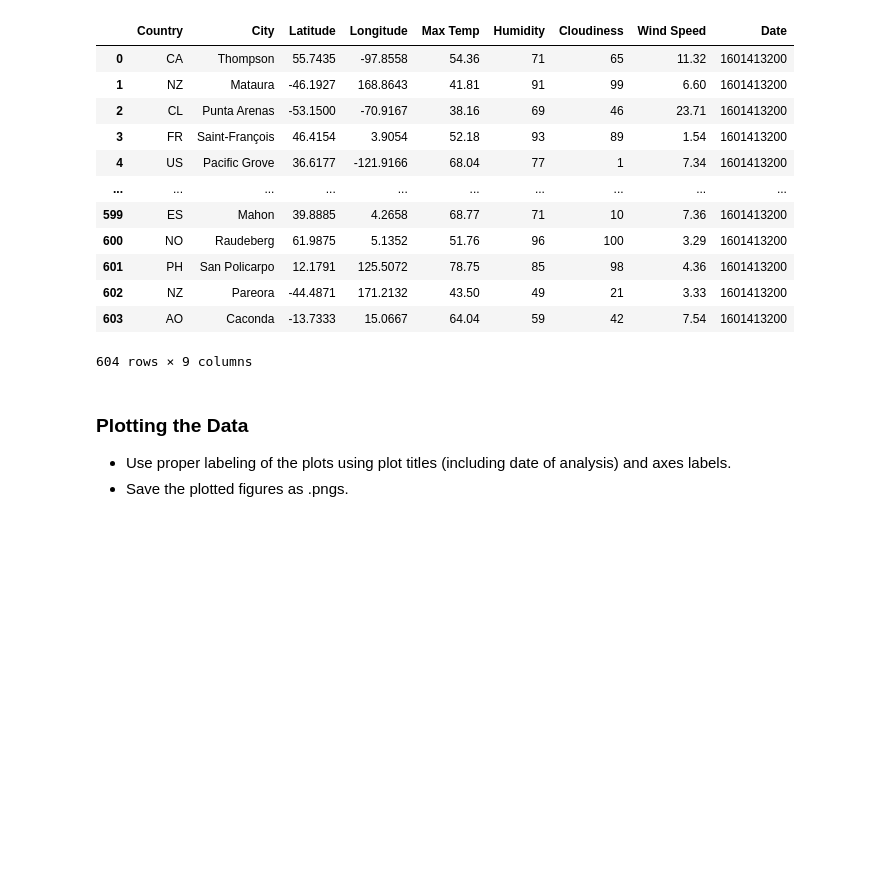
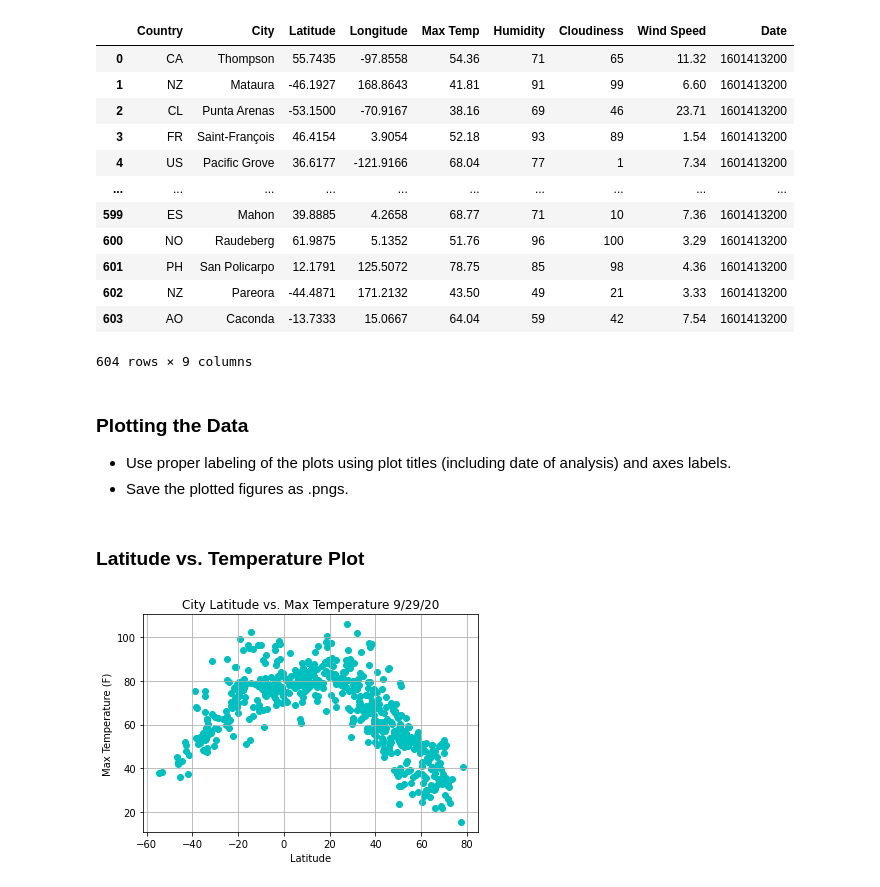
Before and after one commit to GStout17/python-api-challenge, a Jupyter notebook: WeatherPy/WeatherPy.ipynb, the cells around one changed output. Saved outputs shown, nothing was run; the diff lists cells and outputs as text; code cells hidden in the pictures; blank space fills up the shorter version.

Commit message:
Created latitude vs. temp plot & saved as png

```diff
--- a/WeatherPy/WeatherPy.ipynb
+++ b/WeatherPy/WeatherPy.ipynb
@@ -208,3 +208,19 @@ clean_df
 
 - Use proper labeling of the plots using plot titles (including date of analysis) and axes labels.
 - Save the plotted figures as .pngs.
+# %% [markdown]
+### Latitude vs. Temperature Plot
+# %%
+scatlat = weather_data["Latitude"]
+scattemp = weather_data["Max Temp"]
+
+# Creating the plot, formating, and priting
+plt.scatter(scatlat,scattemp, color = "c", marker='o')
+plt.title('City Latitude vs. Max Temperature 9/29/20')
+plt.xlabel('Latitude')
+plt.ylabel('Max Temperature (F)')
+plt.savefig('scatplotlatitudemaxtemp')
+plt.grid(True)
+plt.show()
+# %% [output]
+[figure, added]
```
Also changed, not shown: 1 other file.
